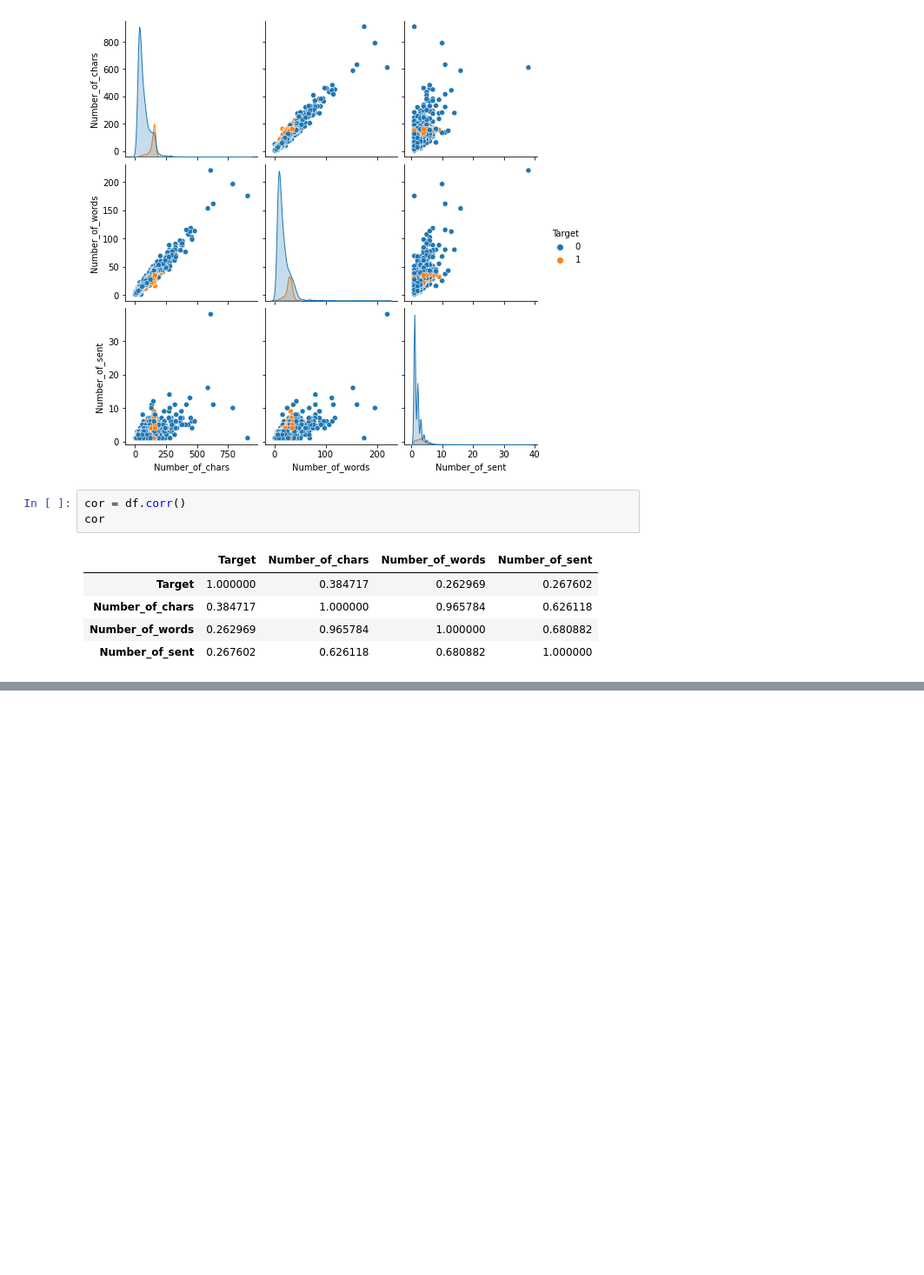
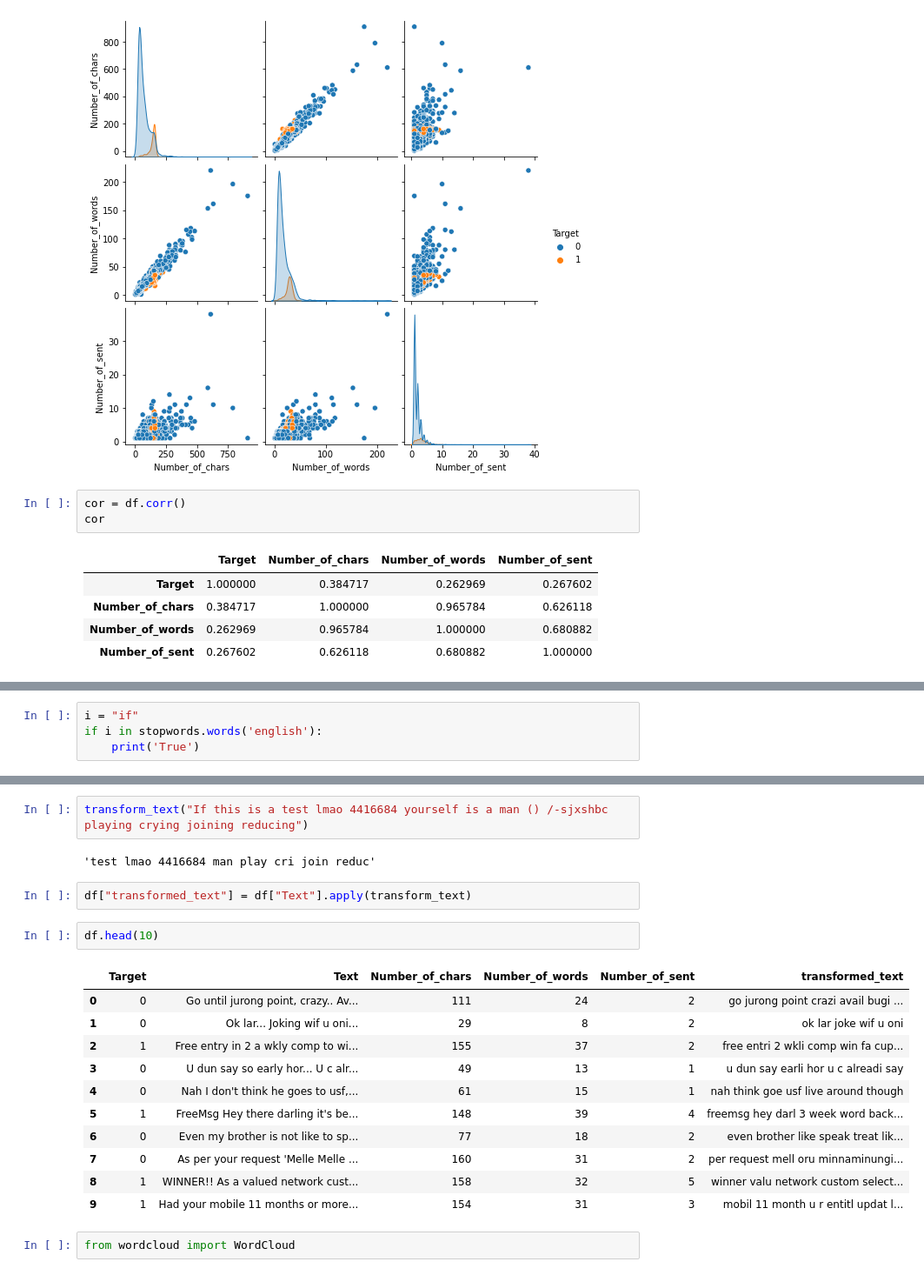
Before and after one commit to Soham2402/Spam_SMS-Email_Classifier, a Jupyter notebook: Email sms classifier.ipynb, the cells around one changed output, grey strips where cells are left out. Shown: that part at 87% size. Drawn from its saved outputs; the diff is of its cells as text; blank space fills up the shorter version.

```diff
--- a/Email sms classifier.ipynb
+++ b/Email sms classifier.ipynb
@@ -273,0 +311,4 @@ sns.heatmap(cor,annot = True)
+# %%
+i = "if"
+if i in stopwords.words('english'):
+    print('True')
@@ -273,0 +349,22 @@ sns.heatmap(cor,annot = True)
+# %%
+transform_text("If this is a test lmao 4416684 yourself is a man () /-sjxshbc playing crying joining reducing")
+# %% [output]
+'test lmao 4416684 man play cri join reduc'
+# %%
+df["transformed_text"] = df["Text"].apply(transform_text)
+# %%
+df.head(10)
+# %% [output]
+|  | Target | Text | Number_of_chars | Number_of_words | Number_of_sent | transformed_text |
+| 0 | 0 | Go until jurong point, crazy.. Av... | 111 | 24 | 2 | go jurong point crazi avail bugi ... |
+| 1 | 0 | Ok lar... Joking wif u oni... | 29 | 8 | 2 | ok lar joke wif u oni |
+| 2 | 1 | Free entry in 2 a wkly comp to wi... | 155 | 37 | 2 | free entri 2 wkli comp win fa cup... |
+| 3 | 0 | U dun say so early hor... U c alr... | 49 | 13 | 1 | u dun say earli hor u c alreadi say |
+| 4 | 0 | Nah I don't think he goes to usf,... | 61 | 15 | 1 | nah think goe usf live around though |
+| 5 | 1 | FreeMsg Hey there darling it's be... | 148 | 39 | 4 | freemsg hey darl 3 week word back... |
+| 6 | 0 | Even my brother is not like to sp... | 77 | 18 | 2 | even brother like speak treat lik... |
+| 7 | 0 | As per your request 'Melle Melle ... | 160 | 31 | 2 | per request mell oru minnaminungi... |
+| 8 | 1 | WINNER!! As a valued network cust... | 158 | 32 | 5 | winner valu network custom select... |
+| 9 | 1 | Had your mobile 11 months or more... | 154 | 31 | 3 | mobil 11 month u r entitl updat l... |
+# %%
+from wordcloud import WordCloud
```
Also changed, not shown: parts of 23 cells of this notebook.
